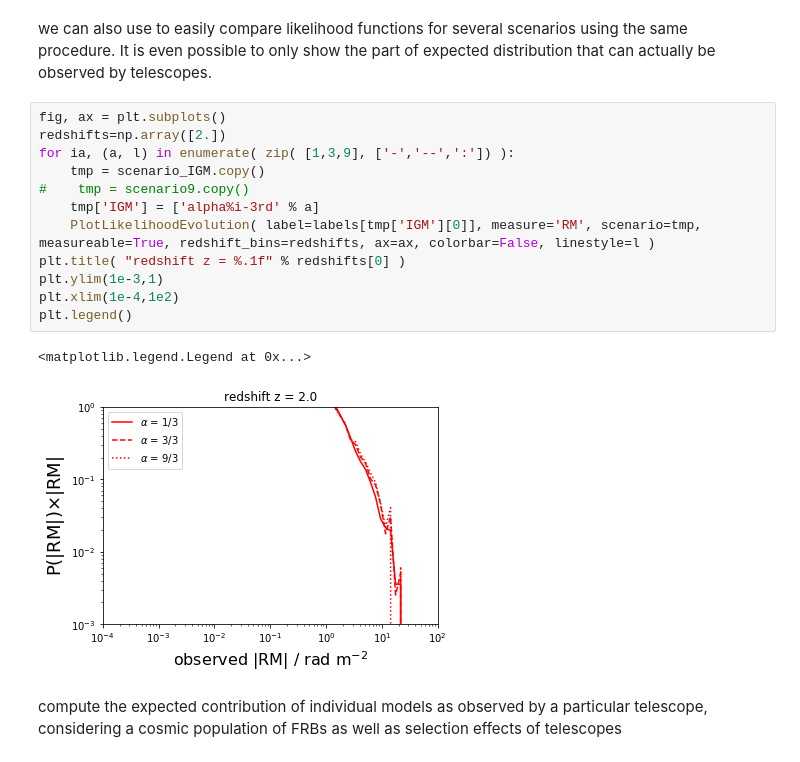
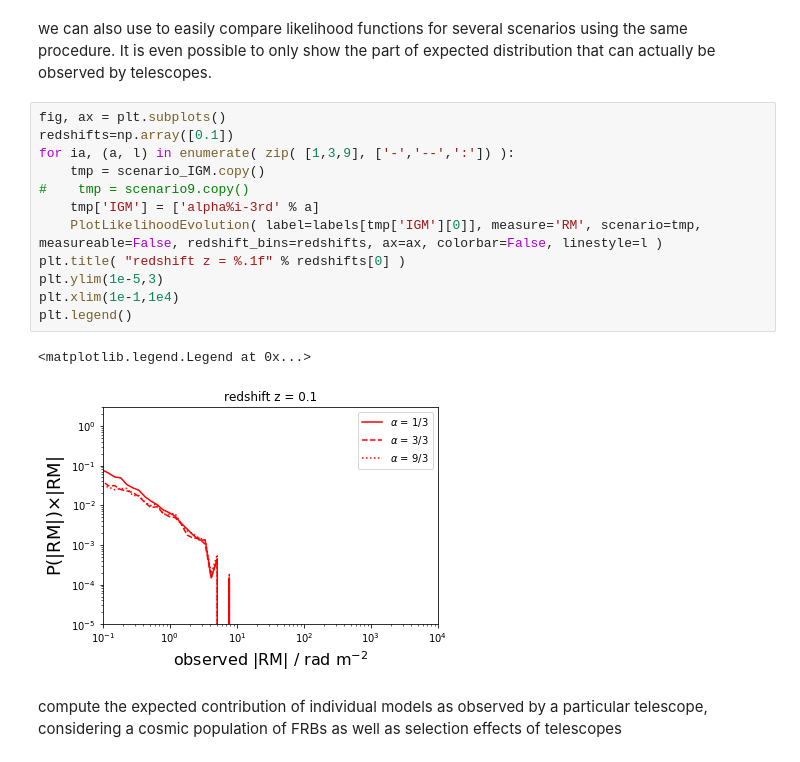
Before and after one commit to FRBs/PreFRBLE, a Jupyter notebook: notebooks/PreFRBLE_Likelihood.ipynb, the cells around one changed output. Cells and saved outputs as stored; diff of their text form.

```diff
--- a/notebooks/PreFRBLE_Likelihood.ipynb
+++ b/notebooks/PreFRBLE_Likelihood.ipynb
@@ -124,19 +124,19 @@ for ia, a in enumerate([1,3,9]):
 we can also use to easily compare likelihood functions for several scenarios using the same procedure. It is even possible to only show the part of expected distribution that can actually be observed by telescopes.
 # %%
 fig, ax = plt.subplots()
-redshifts=np.array([2.])
+redshifts=np.array([0.1])
 for ia, (a, l) in enumerate( zip( [1,3,9], ['-','--',':']) ):
     tmp = scenario_IGM.copy()
 #    tmp = scenario9.copy()
     tmp['IGM'] = ['alpha%i-3rd' % a]
-    PlotLikelihoodEvolution( label=labels[tmp['IGM'][0]], measure='RM', scenario=tmp, measureable=True, redshift_bins=redshifts, ax=ax, colorbar=False, linestyle=l )
+    PlotLikelihoodEvolution( label=labels[tmp['IGM'][0]], measure='RM', scenario=tmp, measureable=False, redshift_bins=redshifts, ax=ax, colorbar=False, linestyle=l )
 plt.title( "redshift z = %.1f" % redshifts[0] )
-plt.ylim(1e-3,1)
-plt.xlim(1e-4,1e2)
+plt.ylim(1e-5,3)
+plt.xlim(1e-1,1e4)
 plt.legend()
 # %% [output]
 <matplotlib.legend.Legend at 0x...>
-[figure, old version]
+[figure, new version]
 # %% [markdown]
 compute the expected contribution of individual models as observed by a particular telescope, considering a cosmic population of FRBs as well as selection effects of telescopes
 # %%
```
Also changed, not shown: 4 other files.
